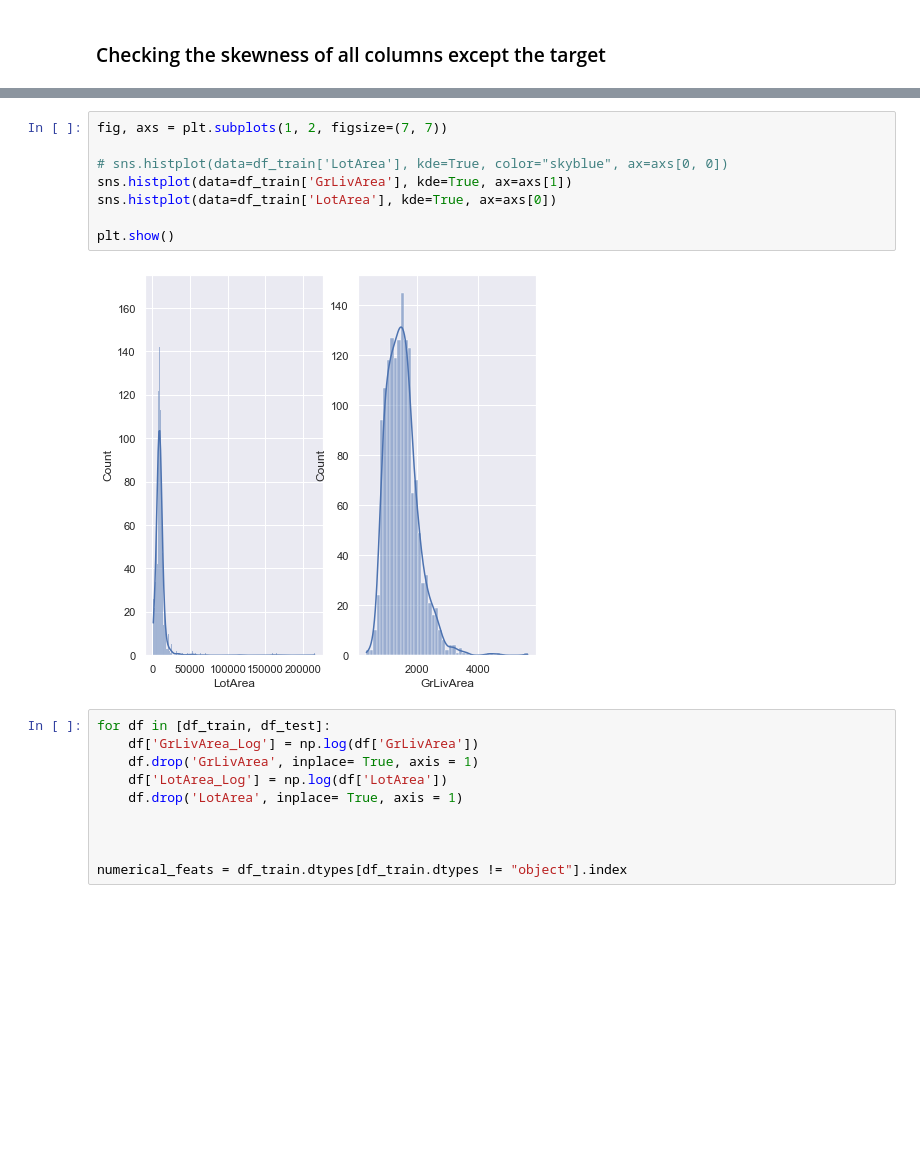
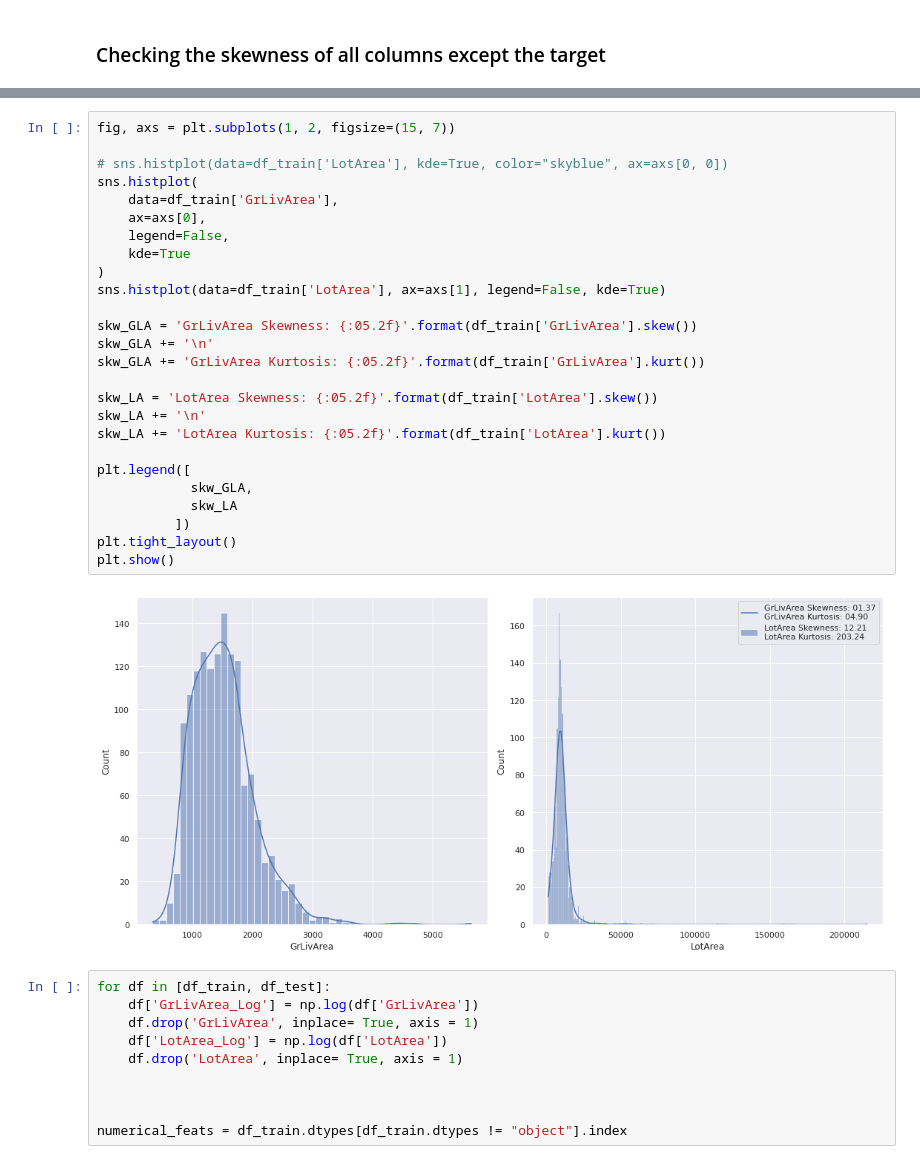
Before and after one commit to chef-danny-d/cs795-project2-spring22, a Jupyter notebook: EDA.ipynb, the cells around one changed output, grey strips where cells are left out. Cells and saved outputs as stored; diff of their text form; blank space fills up the shorter version.

```diff
--- a/EDA.ipynb
+++ b/EDA.ipynb
@@ -340,15 +292,33 @@ MoSold          Skewness: 00.21     Kurtosis -00.40
 YrSold          Skewness: 00.10     Kurtosis -01.19
 SalePrice_Log   Skewness: 00.12     Kurtosis 000.81
 # %%
-fig, axs = plt.subplots(1, 2, figsize=(7, 7))
+fig, axs = plt.subplots(1, 2, figsize=(15, 7))
 
 # sns.histplot(data=df_train['LotArea'], kde=True, color="skyblue", ax=axs[0, 0])
-sns.histplot(data=df_train['GrLivArea'], kde=True, ax=axs[1])
-sns.histplot(data=df_train['LotArea'], kde=True, ax=axs[0])
+sns.histplot(
+    data=df_train['GrLivArea'],
+    ax=axs[0],
+    legend=False,
+    kde=True
+)
+sns.histplot(data=df_train['LotArea'], ax=axs[1], legend=False, kde=True)
 
+skw_GLA = 'GrLivArea Skewness: {:05.2f}'.format(df_train['GrLivArea'].skew())
+skw_GLA += '\n'
+skw_GLA += 'GrLivArea Kurtosis: {:05.2f}'.format(df_train['GrLivArea'].kurt())
+
+skw_LA = 'LotArea Skewness: {:05.2f}'.format(df_train['LotArea'].skew())
+skw_LA += '\n'
+skw_LA += 'LotArea Kurtosis: {:05.2f}'.format(df_train['LotArea'].kurt())
+
+plt.legend([
+            skw_GLA,
+            skw_LA
+          ])
+plt.tight_layout()
 plt.show()
 # %% [output]
-[figure, old version]
+[figure, new version]
 # %%
 for df in [df_train, df_test]:
     df['GrLivArea_Log'] = np.log(df['GrLivArea'])
```
Also changed, not shown: parts of 23 cells of this notebook.
